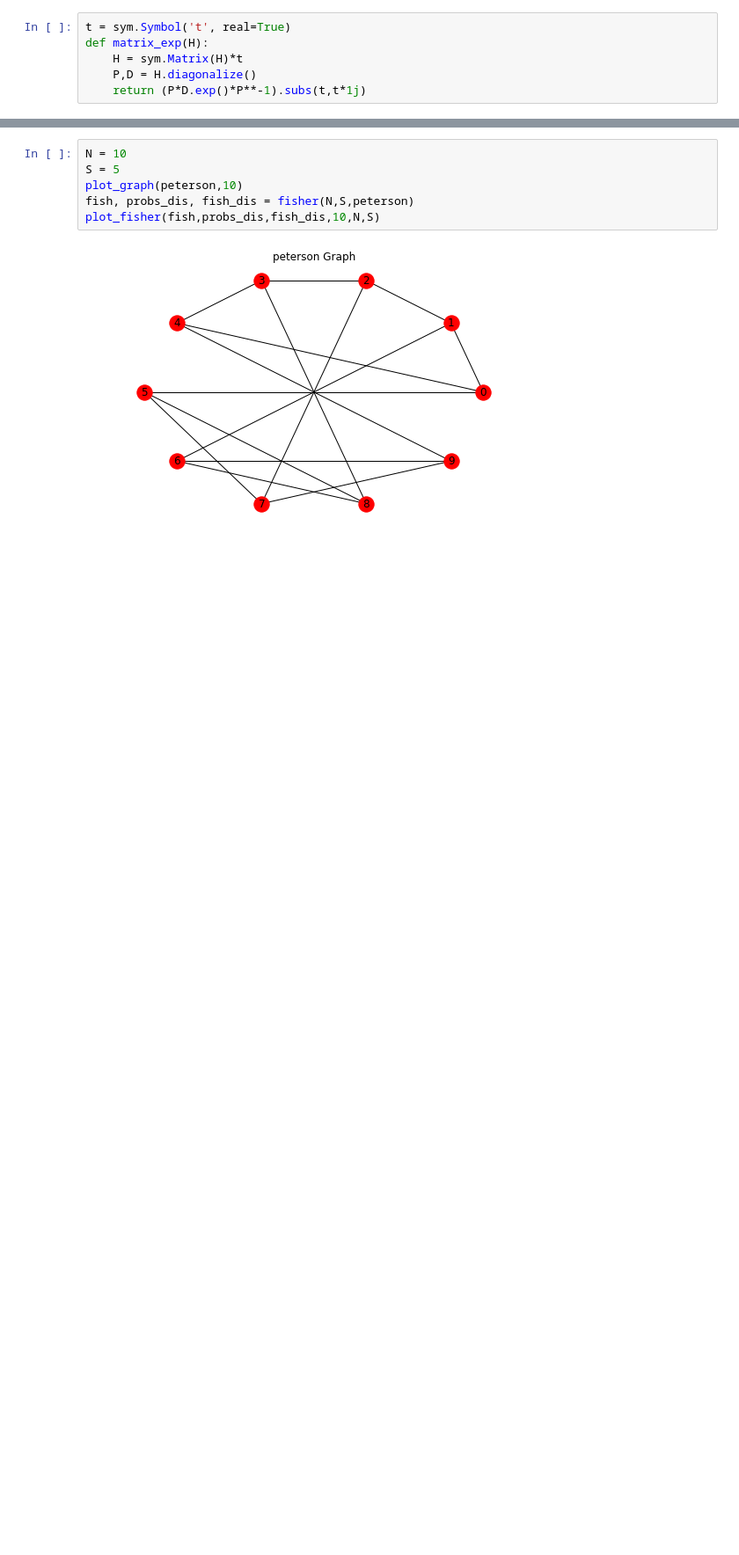
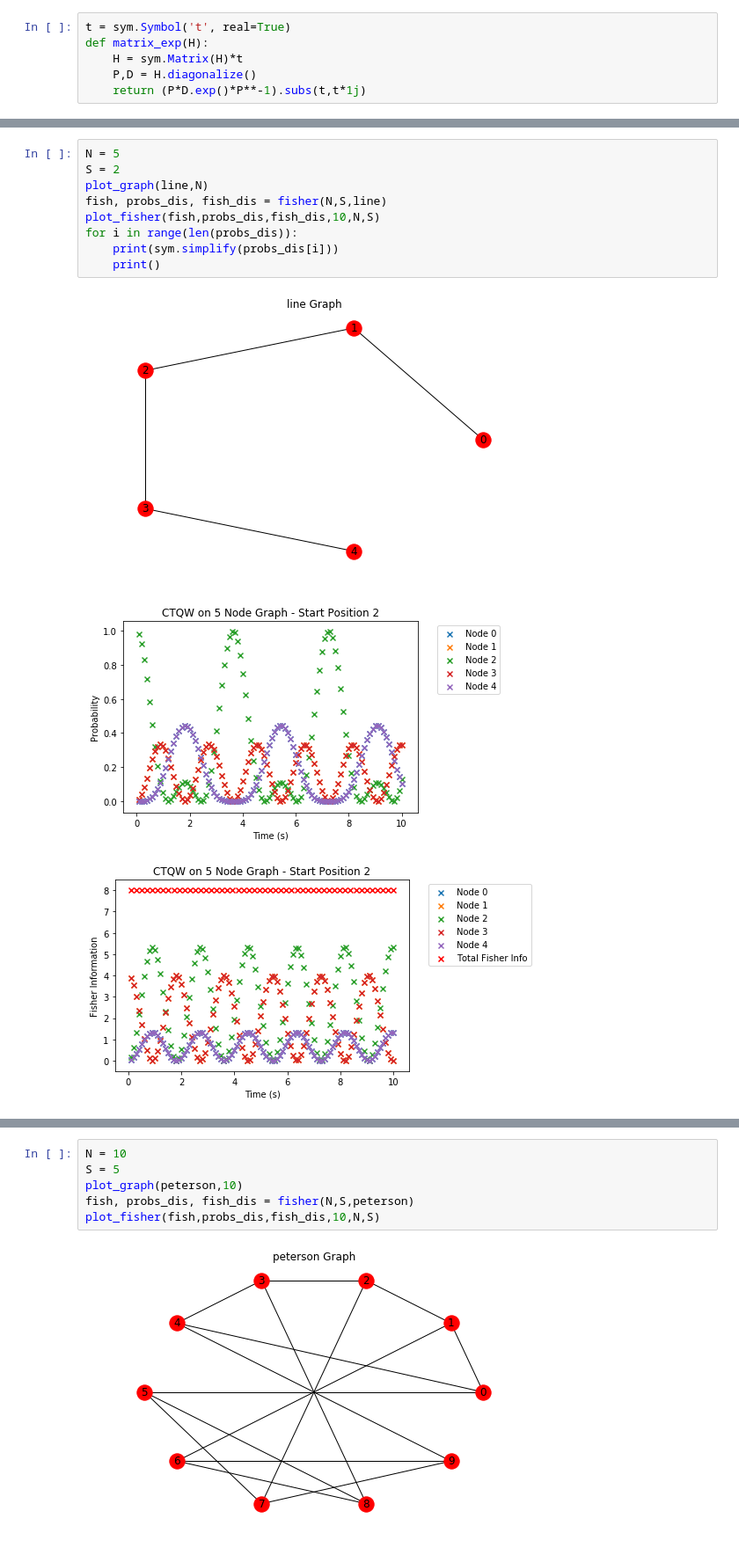
Before and after one commit to gmitchener/quantum_project, a Jupyter notebook: CTQW_notebook.ipynb, the cells around one changed output, grey strips where cells are left out. Shown at 88% size. Saved outputs shown, nothing was run; the diff lists cells and outputs as text; blank space fills up the shorter version.

```diff
--- a/CTQW_notebook.ipynb
+++ b/CTQW_notebook.ipynb
@@ -246,0 +253,13 @@ def plot_fisher(fish,prob_dis,fish_dis,tend,N,S):
+# %%
+N = 5
+S = 2
+plot_graph(line,N)
+fish, probs_dis, fish_dis = fisher(N,S,line)
+plot_fisher(fish,probs_dis,fish_dis,10,N,S)
+for i in range(len(probs_dis)):
+    print(sym.simplify(probs_dis[i]))
+    print()
+# %% [output]
+[figure, added]
+[figure, added]
+[figure, added]
```
Also changed, not shown: parts of 8 cells of this notebook, 8 other files.
